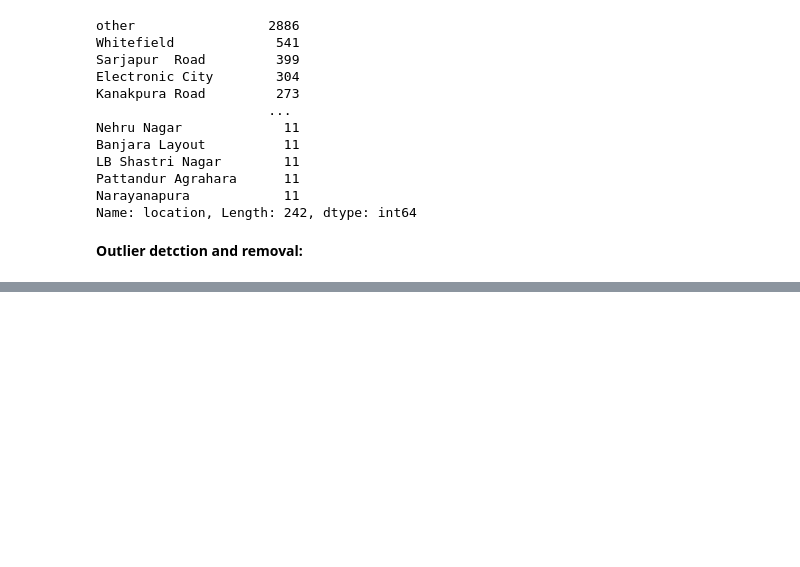
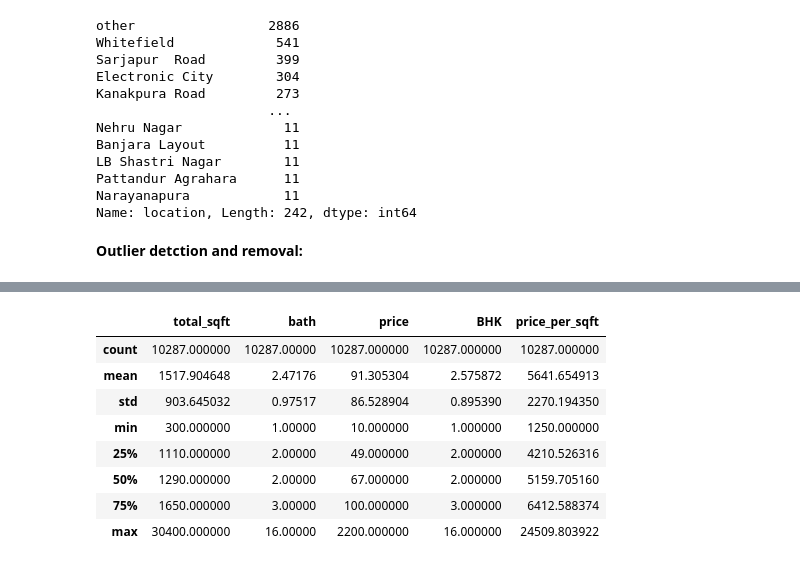
Before and after one commit to TirthThesiya/Bangalore-house-price-prediction, a Jupyter notebook: house_pred.ipynb, the cells around one changed output, grey strips where cells are left out. Saved outputs shown, nothing was run; the diff lists cells and outputs as text; code cells hidden in the pictures; blank space fills up the shorter version.

```diff
--- a/house_pred.ipynb
+++ b/house_pred.ipynb
@@ -377,0 +427,25 @@ Name: location, Length: 242, dtype: int64
+# %%
+def remove_outliers_sqft(dataframe):
+    df_output = pd.DataFrame()
+    for key,sub_df in dataframe.groupby('location'):
+        m = np.mean(sub_df.price_per_sqft)
+
+        st = np.std(sub_df.price_per_sqft)
+
+        gen_df = sub_df[(sub_df.price_per_sqft > (m-st)) & (sub_df.price_per_sqft <=(m+st))]
+
+        df_output = pd.concat([df_output,gen_df],ignore_index=True)
+    return df_output
+
+df = remove_outliers_sqft(df)
+df.describe()
+# %% [output]
+|  | total_sqft | bath | price | BHK | price_per_sqft |
+| count | 10287.000000 | 10287.00000 | 10287.000000 | 10287.000000 | 10287.000000 |
+| mean | 1517.904648 | 2.47176 | 91.305304 | 2.575872 | 5641.654913 |
+| std | 903.645032 | 0.97517 | 86.528904 | 0.895390 | 2270.194350 |
+| min | 300.000000 | 1.00000 | 10.000000 | 1.000000 | 1250.000000 |
+| 25% | 1110.000000 | 2.00000 | 49.000000 | 2.000000 | 4210.526316 |
+| 50% | 1290.000000 | 2.00000 | 67.000000 | 2.000000 | 5159.705160 |
+| 75% | 1650.000000 | 3.00000 | 100.000000 | 3.000000 | 6412.588374 |
+| max | 30400.000000 | 16.00000 | 2200.000000 | 16.000000 | 24509.803922 |
```
Also changed, not shown: parts of 8 cells of this notebook.
